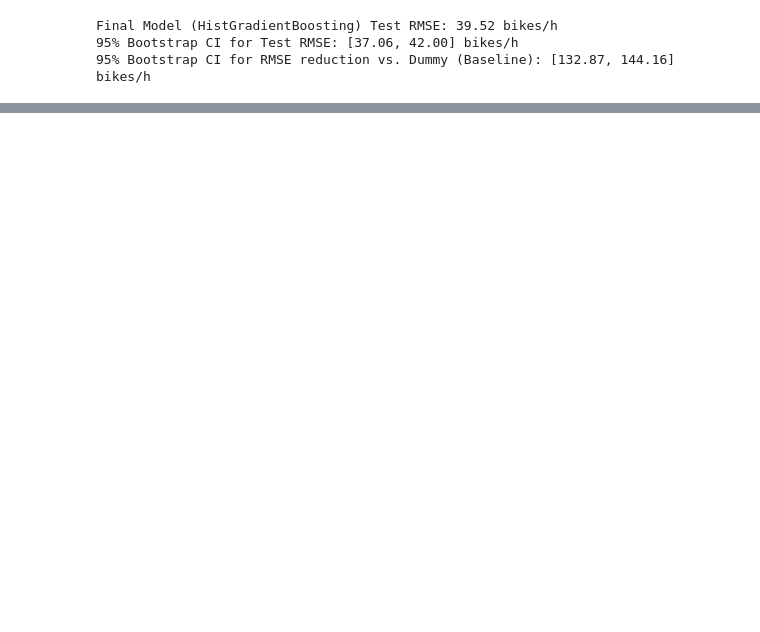
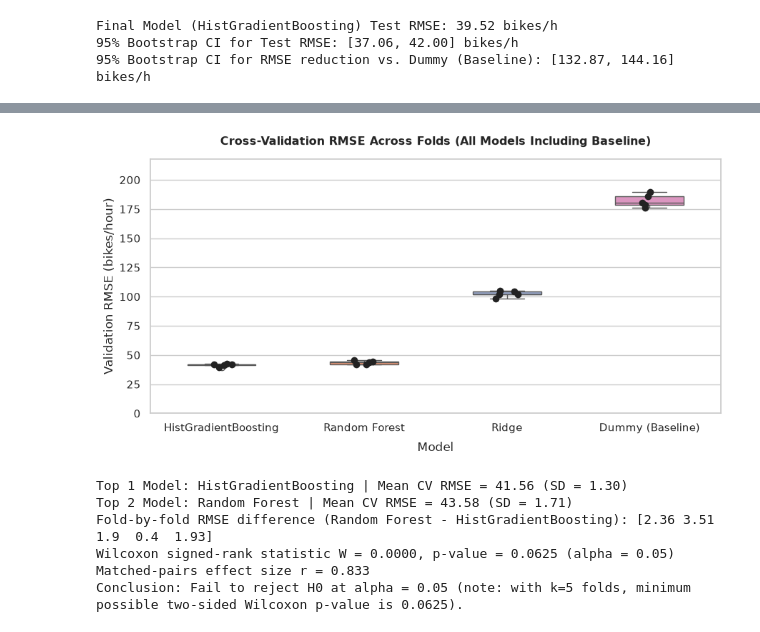
Before and after one commit to Hallason823/MachineLearning-2026.2, a Jupyter notebook: notebooks/01_regression.ipynb, the cells around one changed output, grey strips where cells are left out. Drawn from its saved outputs; the diff is of its cells as text; code cells hidden in the pictures; blank space fills up the shorter version.

Commit message:
feat(eval): plota boxplot dos folds e roda teste de Wilcoxon

```diff
--- a/notebooks/01_regression.ipynb
+++ b/notebooks/01_regression.ipynb
@@ -548,0 +553,44 @@ Final Model (HistGradientBoosting) Test RMSE: 39.52 bikes/h
+# %%
+# 1. Boxplot of CV fold scores for all models (including baseline)
+cv_df = pd.DataFrame(cv_rmse_scores)
+ordered_cols = cv_df.median().sort_values().index.tolist()
+cv_long = cv_df[ordered_cols].melt(var_name="Model", value_name="Fold_RMSE")
+
+fig, ax = plt.subplots(figsize=(9, 4.8))
+sns.boxplot(data=cv_long, x="Model", y="Fold_RMSE", hue="Model", palette="Set2", width=0.48, legend=False, ax=ax)
+sns.stripplot(data=cv_long, x="Model", y="Fold_RMSE", color="#222222", size=7, jitter=0.08, ax=ax)
+ax.set_title("Cross-Validation RMSE Across Folds (All Models Including Baseline)", fontsize=11.5, fontweight="bold", pad=14)
+ax.set_xlabel("Model", labelpad=8)
+ax.set_ylabel("Validation RMSE (bikes/hour)")
+ax.set_ylim(0, cv_long["Fold_RMSE"].max() * 1.15)
+plt.tight_layout()
+plt.show()
+
+# 2. Wilcoxon signed-rank test between the two best models across folds
+top1_name, top2_name = ordered_cols[0], ordered_cols[1]
+scores_1 = cv_df[top1_name].to_numpy()
+scores_2 = cv_df[top2_name].to_numpy()
+diffs = scores_2 - scores_1
+
+stat_w, p_val = stats.wilcoxon(scores_1, scores_2, alternative="two-sided")
+n_folds = len(scores_1)
+z_approx = stats.norm.isf(p_val / 2) if p_val > 0 else 0.0
+effect_r = abs(z_approx) / np.sqrt(n_folds)
+
+print(f"Top 1 Model: {top1_name} | Mean CV RMSE = {scores_1.mean():.2f} (SD = {scores_1.std(ddof=1):.2f})")
+print(f"Top 2 Model: {top2_name} | Mean CV RMSE = {scores_2.mean():.2f} (SD = {scores_2.std(ddof=1):.2f})")
+print(f"Fold-by-fold RMSE difference ({top2_name} - {top1_name}): {np.round(diffs, 2)}")
+print(f"Wilcoxon signed-rank statistic W = {stat_w:.4f}, p-value = {p_val:.4f} (alpha = 0.05)")
+print(f"Matched-pairs effect size r = {effect_r:.3f}")
+if p_val < 0.05:
+    print(f"Conclusion: Reject H0 — {top1_name} achieves a statistically significant lower RMSE than {top2_name} across folds.")
+else:
+    print(f"Conclusion: Fail to reject H0 at alpha = 0.05 (note: with k={n_folds} folds, minimum possible two-sided Wilcoxon p-value is {2/(2**n_folds):.4f}).")
+# %% [output]
+[figure, added]
+Top 1 Model: HistGradientBoosting | Mean CV RMSE = 41.56 (SD = 1.30)
+Top 2 Model: Random Forest | Mean CV RMSE = 43.58 (SD = 1.71)
+Fold-by-fold RMSE difference (Random Forest - HistGradientBoosting): [2.36 3.51 1.9  0.4  1.93]
+Wilcoxon signed-rank statistic W = 0.0000, p-value = 0.0625 (alpha = 0.05)
+Matched-pairs effect size r = 0.833
+Conclusion: Fail to reject H0 at alpha = 0.05 (note: with k=5 folds, minimum possible two-sided Wilcoxon p-value is 0.0625).
```
Also changed, not shown: parts of 1 cell of this notebook.
